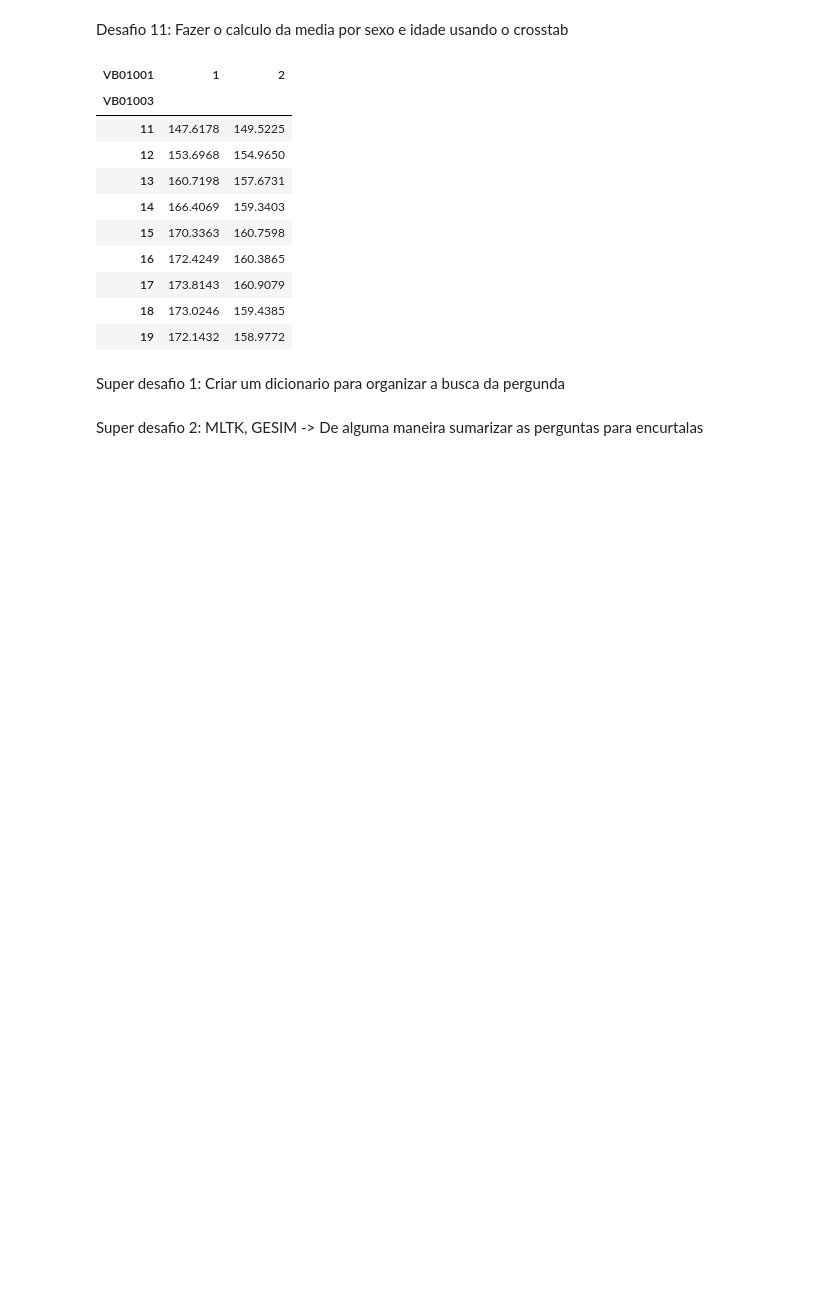
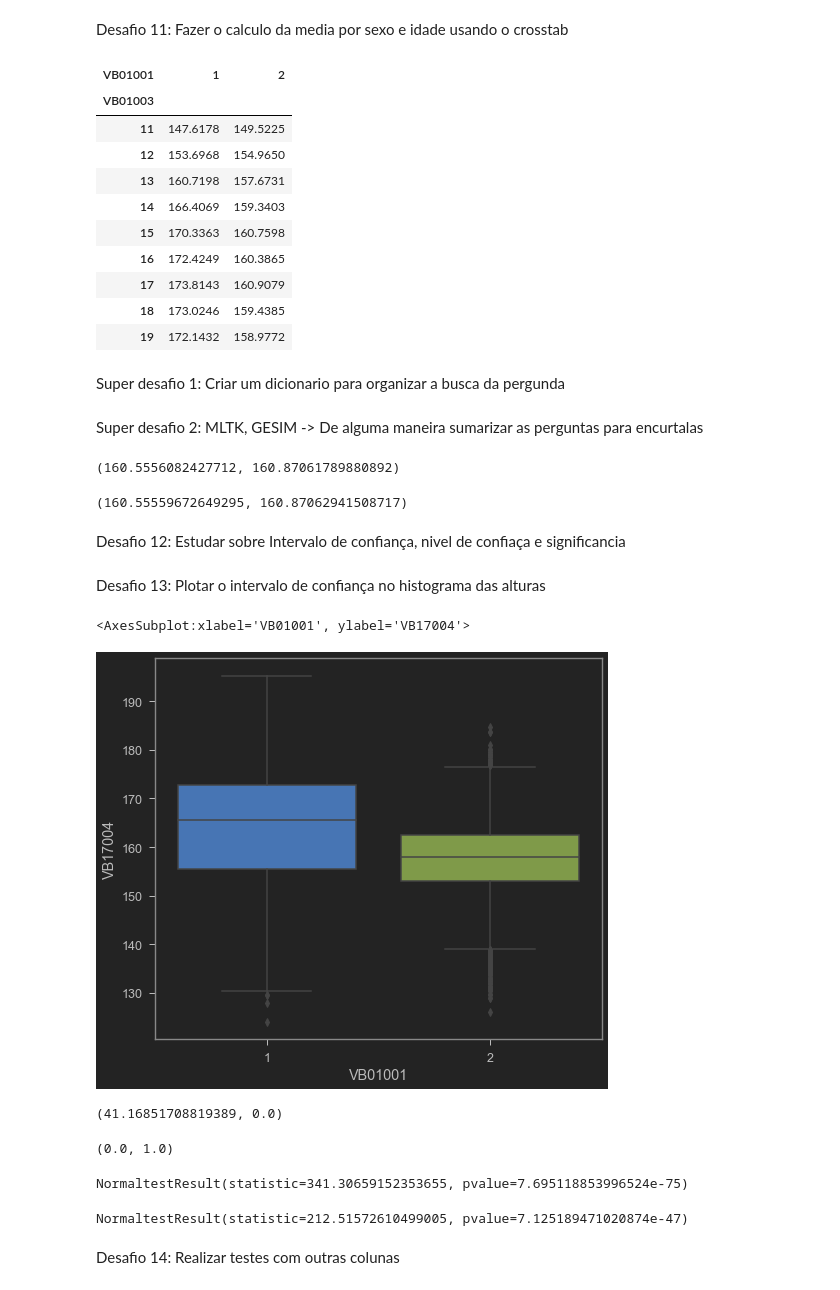
Before and after one commit to Igor-Arantes/Bootcamp-Data-Science-Aplicada, a Jupyter notebook: Modulo 3 - Análise descritiva e testes estatísticos/Análise descritiva e testes estatísticos com Dados do IBGE.ipynb, the cells around one changed output. Saved outputs shown, nothing was run; the diff lists cells and outputs as text; code cells hidden in the pictures; blank space fills up the shorter version.

Commit message:
Modulo 3 completo sem os desafios

```diff
--- a/Modulo 3 - Análise descritiva e testes estatísticos/Análise descritiva e testes estatísticos com Dados do IBGE.ipynb
+++ b/Modulo 3 - Análise descritiva e testes estatísticos/Análise descritiva e testes estatísticos com Dados do IBGE.ipynb
@@ -582,3 +629,45 @@ crosstab_altura_idade_sexo
 Super desafio 1: Criar um dicionario para organizar a busca da pergunda
 # %% [markdown]
 Super desafio 2: MLTK, GESIM -> De alguma maneira sumarizar as perguntas para encurtalas
+# %%
+zconfint(dados['VB17004']) #Intervalo de confiança teste z
+# %% [output]
+(160.5556082427712, 160.87061789880892)
+# %%
+descricao_altura = DescrStatsW(dados["VB17004"])
+descricao_altura.tconfint_mean()        #Teste T
+# %% [output]
+(160.55559672649295, 160.87062941508717)
+# %% [markdown]
+Desafio 12: Estudar sobre Intervalo de confiança, nivel de confiaça e significancia
+# %% [markdown]
+Desafio 13: Plotar o intervalo de confiança no histograma das alturas
+# %%
+sns.boxplot(x = "VB01001", y = "VB17004" ,data=dados)
+# %% [output]
+<AxesSubplot:xlabel='VB01001', ylabel='VB17004'>
+[figure, added]
+# %%
+distribuicao_altura_m = dados.query("VB01001 == 1")["VB17004"]
+distribuicao_altura_f = dados.query("VB01001 == 2")["VB17004"]
+ztest(distribuicao_altura_m,distribuicao_altura_f)
+#P Value, segundo valor da tupla
+#p_value menor que 0.05 eu descarto a minha hipótese 0
+#Z teste tem so e valida para distribuiçoes normais
+# %% [output]
+(41.16851708819389, 0.0)
+# %%
+ztest(distribuicao_altura_m,distribuicao_altura_m)
+# %% [output]
+(0.0, 1.0)
+# %%
+#teste de normalidade
+normaltest(distribuicao_altura_m)
+# %% [output]
+NormaltestResult(statistic=341.30659152353655, pvalue=7.695118853996524e-75)
+# %%
+normaltest(distribuicao_altura_f)
+# %% [output]
+NormaltestResult(statistic=212.51572610499005, pvalue=7.125189471020874e-47)
+# %% [markdown]
+Desafio 14: Realizar testes com outras colunas
```
Also changed, not shown: parts of 7 cells of this notebook.
